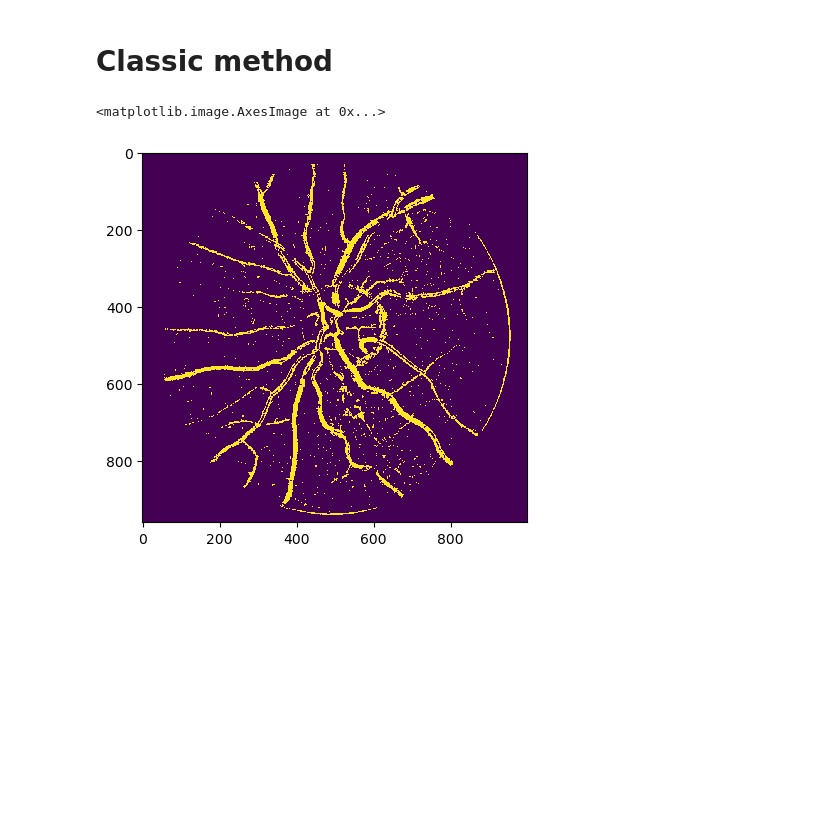
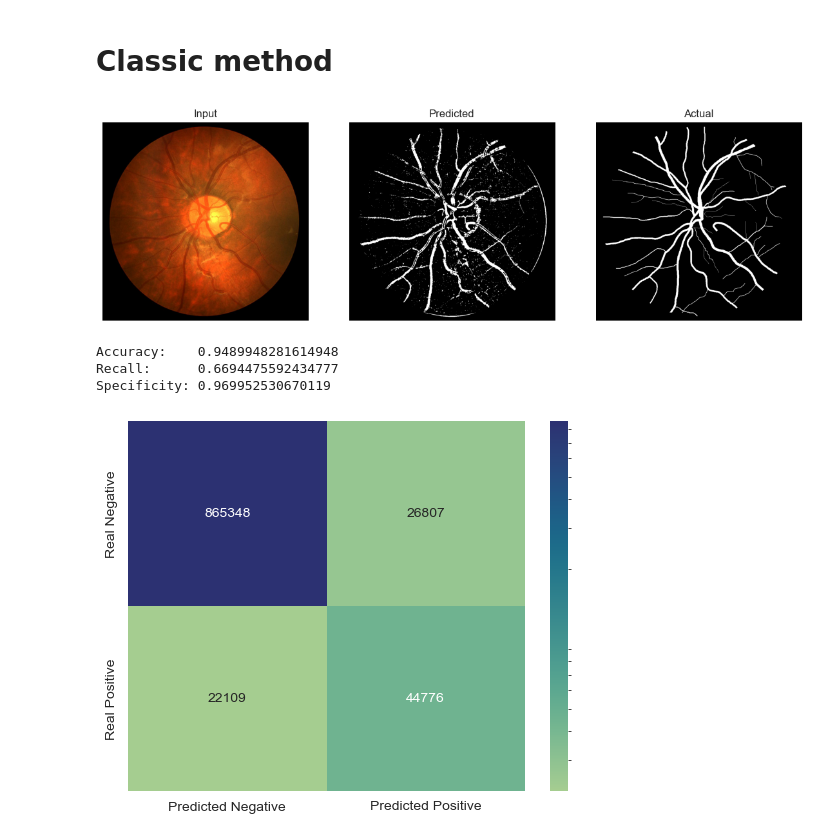
Before and after one commit to anras5/BloodVessels, a Jupyter notebook: notebooks/main.ipynb, the cells around one changed output. Saved outputs shown, nothing was run; the diff lists cells and outputs as text; code cells hidden in the pictures; blank space fills up the shorter version.

Commit message:
Plot results

```diff
--- a/notebooks/main.ipynb
+++ b/notebooks/main.ipynb
@@ -8,11 +14,48 @@ import cv2
 # %% [markdown]
 # Classic method
-# %%
-from classifiers.classic import ClassicClassifier
-cc = ClassicClassifier([(5, 5), (12, 12), (20, 20)], 200)
-image = cv2.imread("../data/CHASED/Image_01L.jpg")
-proc_image = cc.process(image)
-plt.imshow(proc_image)
-# %% [output]
-<matplotlib.image.AxesImage at 0x...>
-[figure, removed]
+# %%
+# Create Classifier and predict
+cc = ClassicClassifier([(5, 5), (12, 12), (20, 20)], 200)
+image = cv2.imread("../data/CHASED/Image_01L.jpg")
+test_image = cv2.imread("../data/CHASED/Image_01L_1stHO.png", cv2.IMREAD_GRAYSCALE)
+pred_image = cc.predict(image)
+
+# Plot results
+fig = plt.figure(figsize=(14, 10))
+fig.add_subplot(131)
+plt.title("Input")
+plt.imshow(image[:,:,::-1])
+plt.axis('off')
+
+fig.add_subplot(132)
+plt.title("Predicted")
+plt.imshow(pred_image, cmap='gray')
+plt.axis('off')
+
+fig.add_subplot(133)
+plt.title("Actual")
+plt.imshow(test_image, cmap='gray')
+plt.axis('off')
+plt.show()
+
+# Calculate confusion matrix
+confusion_m = confusion_matrix(test_image.flatten(), pred_image.flatten())
+tn, fp, fn, tp = confusion_m.ravel()
+
+accuracy = (tp + tn) / (tn + fp + fn + tp)
+recall = tp / (tp + fn)
+precision = tp / (tp + fp)
+specificity = tn / (tn + fp)
+
+print(f"{'Accuracy:'.ljust(13, ' ')}{accuracy}")
+print(f"{'Recall:'.ljust(13, ' ')}{recall}")
+print(f"{'Specificity:'.ljust(13, ' ')}{specificity}")
+df_cm = pd.DataFrame(confusion_m, index=['Real Negative', 'Real Positive'], columns=['Predicted Negative', 'Predicted Positive'])
+sns.heatmap(df_cm, annot=True, fmt=".0f", norm=LogNorm(), cmap='crest', cbar_kws={'ticks': []})
+plt.show()
+# %% [output]
+[figure, added]
+Accuracy:    0.9489948281614948
+Recall:      0.6694475592434777
+Specificity: 0.969952530670119
+[figure, added]
```
Also changed, not shown: parts of 2 cells of this notebook, 2 other files.
